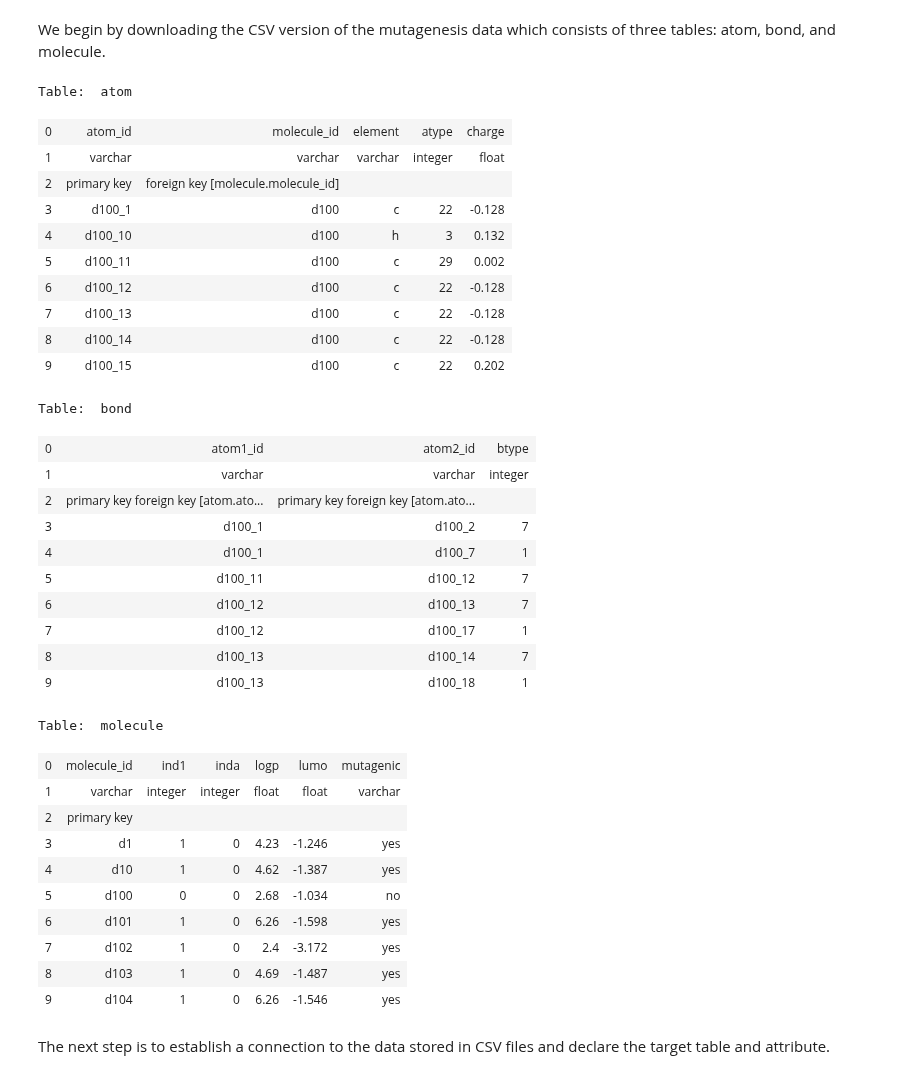
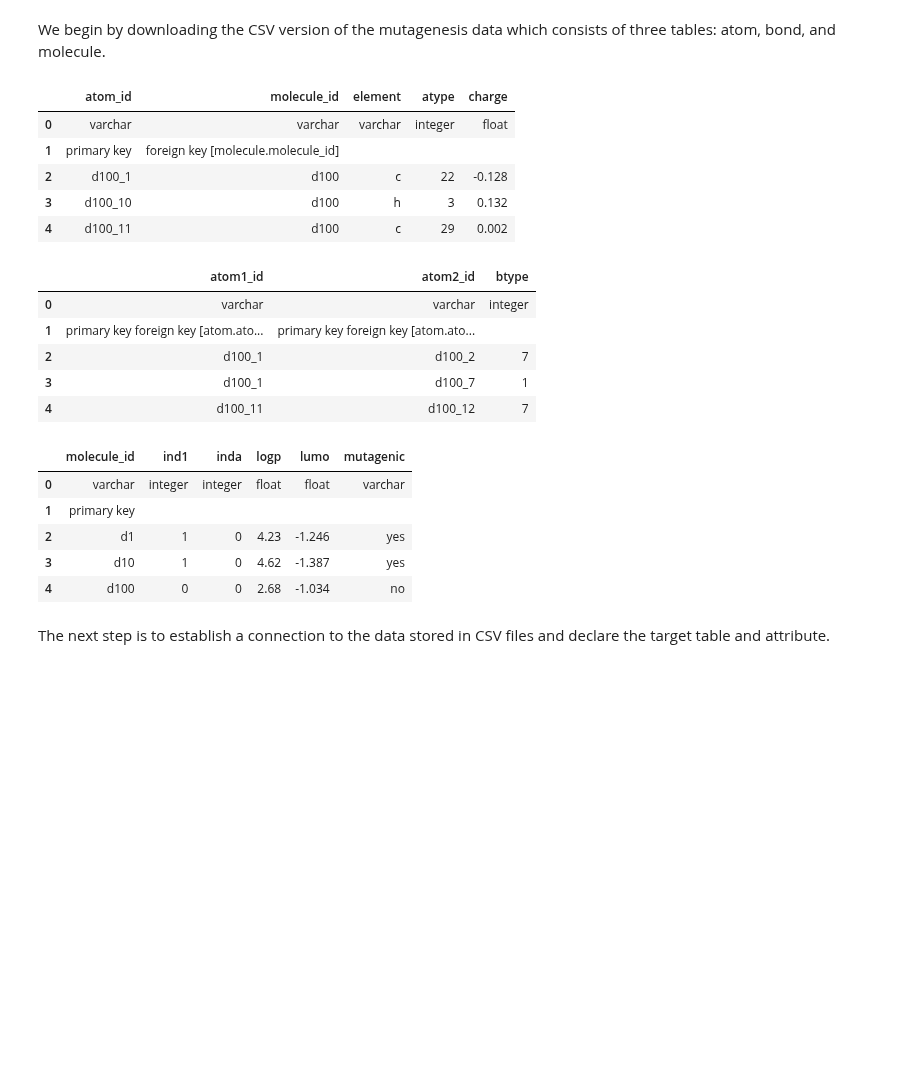
Before and after one commit to vpodpecan/representation_learning, a Jupyter notebook: Chapter6/propDRM.ipynb, the cells around one changed output. Drawn from its saved outputs; the diff is of its cells as text; code cells hidden in the pictures; blank space fills up the shorter version.

```diff
--- a/Chapter6/propDRM.ipynb
+++ b/Chapter6/propDRM.ipynb
@@ -32,54 +34,30 @@ with open("data/bond.csv", "wb") as file:
 request = requests.get('https://raw.githubusercontent.com/xflows/rdm/master/examples/data/mutagenesis/molecule.csv')
 with open("data/molecule.csv", "wb") as file:
     file.write(request.content)
-# %%
-from os.path import split, splitext
-import csv
-import warnings
-warnings.filterwarnings('ignore')
-
-from IPython.display import HTML, display
-import tabulate
-
-for table in ['data/atom.csv', 'data/bond.csv', 'data/molecule.csv']:
-    with open(table) as csvfile:
-        rows = [row for row in csv.reader(csvfile)]
-    print('Table: ', splitext(split(table)[1])[0])
-    display(HTML(tabulate.tabulate(rows[:10], tablefmt='html', showindex=True)))
-# %% [output]
-Table:  atom
-| 0 | atom_id | molecule_id | element | atype | charge |
-| 1 | varchar | varchar | varchar | integer | float |
-| 2 | primary key | foreign key [molecule.molecule_id] |  |  |  |
-| 3 | d100_1 | d100 | c | 22 | -0.128 |
-| 4 | d100_10 | d100 | h | 3 | 0.132 |
-| 5 | d100_11 | d100 | c | 29 | 0.002 |
-| 6 | d100_12 | d100 | c | 22 | -0.128 |
-| 7 | d100_13 | d100 | c | 22 | -0.128 |
-| 8 | d100_14 | d100 | c | 22 | -0.128 |
-| 9 | d100_15 | d100 | c | 22 | 0.202 |
-Table:  bond
-| 0 | atom1_id | atom2_id | btype |
-| 1 | varchar | varchar | integer |
-| 2 | primary key foreign key [atom.ato... | primary key foreign key [atom.ato... |  |
-| 3 | d100_1 | d100_2 | 7 |
-| 4 | d100_1 | d100_7 | 1 |
-| 5 | d100_11 | d100_12 | 7 |
-| 6 | d100_12 | d100_13 | 7 |
-| 7 | d100_12 | d100_17 | 1 |
-| 8 | d100_13 | d100_14 | 7 |
-| 9 | d100_13 | d100_18 | 1 |
-Table:  molecule
-| 0 | molecule_id | ind1 | inda | logp | lumo | mutagenic |
-| 1 | varchar | integer | integer | float | float | varchar |
-| 2 | primary key |  |  |  |  |  |
-| 3 | d1 | 1 | 0 | 4.23 | -1.246 | yes |
-| 4 | d10 | 1 | 0 | 4.62 | -1.387 | yes |
-| 5 | d100 | 0 | 0 | 2.68 | -1.034 | no |
-| 6 | d101 | 1 | 0 | 6.26 | -1.598 | yes |
-| 7 | d102 | 1 | 0 | 2.4 | -3.172 | yes |
-| 8 | d103 | 1 | 0 | 4.69 | -1.487 | yes |
-| 9 | d104 | 1 | 0 | 6.26 | -1.546 | yes |
+# %%
+import pandas as pd
+
+for table in ['data/atom.csv', 'data/bond.csv', 'data/molecule.csv']:
+    display(pd.read_csv(table, keep_default_na=False, na_values=[]).head())
+# %% [output]
+|  | atom_id | molecule_id | element | atype | charge |
+| 0 | varchar | varchar | varchar | integer | float |
+| 1 | primary key | foreign key [molecule.molecule_id] |  |  |  |
+| 2 | d100_1 | d100 | c | 22 | -0.128 |
+| 3 | d100_10 | d100 | h | 3 | 0.132 |
+| 4 | d100_11 | d100 | c | 29 | 0.002 |
+|  | atom1_id | atom2_id | btype |
+| 0 | varchar | varchar | integer |
+| 1 | primary key foreign key [atom.ato... | primary key foreign key [atom.ato... |  |
+| 2 | d100_1 | d100_2 | 7 |
+| 3 | d100_1 | d100_7 | 1 |
+| 4 | d100_11 | d100_12 | 7 |
+|  | molecule_id | ind1 | inda | logp | lumo | mutagenic |
+| 0 | varchar | integer | integer | float | float | varchar |
+| 1 | primary key |  |  |  |  |  |
+| 2 | d1 | 1 | 0 | 4.23 | -1.246 | yes |
+| 3 | d10 | 1 | 0 | 4.62 | -1.387 | yes |
+| 4 | d100 | 0 | 0 | 2.68 | -1.034 | no |
 # %% [markdown]
 The next step is to establish a connection to the data stored in CSV files and declare the target table and attribute.
 # %%
```
Also changed, not shown: parts of 2 cells of this notebook, 9 other files.
